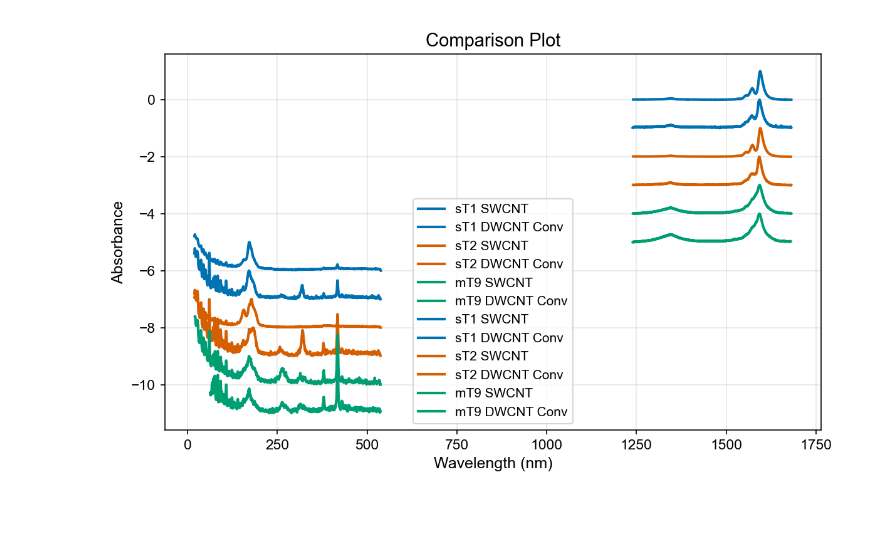
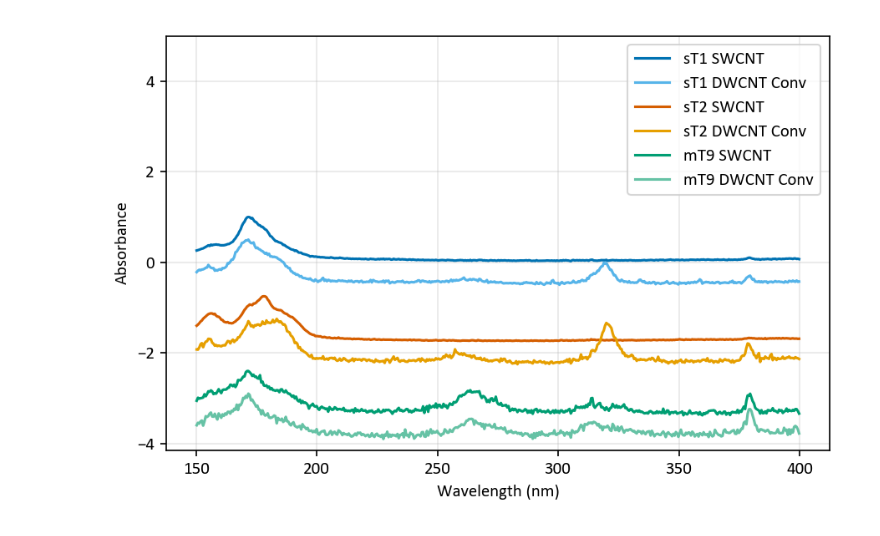
Before and after one commit to CristianMB/DataAnalysis_PhD_FUB, a Jupyter notebook: Shivani_DWCNT_Paper/PlotRamanData.ipynb, the cells around one changed output. Drawn from its saved outputs; the diff is of its cells as text; code cells hidden in the pictures.

```diff
--- a/Shivani_DWCNT_Paper/PlotRamanData.ipynb
+++ b/Shivani_DWCNT_Paper/PlotRamanData.ipynb
@@ -355,50 +407,73 @@ spectra_config = [
     # ---------------------------------------------------------
 
     # --- 514 nm | G/D Band ---
-    ('RamanFilmSamples_GDBand_514nm_Film T1 S-SWCNTs',                 'sT1 SWCNT',    '#0072B2', '-'),
-    ('RamanFilmSamples_GDBand_514nm_Film T1 S-SWCNTs Converted',       'sT1 DWCNT Conv',    '#0072B2', '-'),
-    ('RamanFilmSamples_GDBand_514nm_Film T2 S-SWCNTs',                 'sT2 SWCNT',    '#D55E00', '-'),
-    ('RamanFilmSamples_GDBand_514nm_Film T2 S-SWCNTs Converted',       'sT2 DWCNT Conv',    '#D55E00', '-'),
-    ('RamanFilmSamples_GDBand_514nm_Film T9 M-SWCNTs',                 'mT9 SWCNT',    '#009E73', '-'),
-    ('RamanFilmSamples_GDBand_514nm_Film T9 M-SWCNTs Converted',       'mT9 DWCNT Conv',    '#009E73', '-'),
+    #('RamanFilmSamples_GDBand_514nm_Film T1 S-SWCNTs',                 'sT1 SWCNT',    '#0072B2', '-'),
+    #('RamanFilmSamples_GDBand_514nm_Film T1 S-SWCNTs Converted',       'sT1 DWCNT Conv',    '#0072B2', '-'),
+    #('RamanFilmSamples_GDBand_514nm_Film T2 S-SWCNTs',                 'sT2 SWCNT',    '#D55E00', '-'),
+    #('RamanFilmSamples_GDBand_514nm_Film T2 S-SWCNTs Converted',       'sT2 DWCNT Conv',    '#D55E00', '-'),
+    #('RamanFilmSamples_GDBand_514nm_Film T9 M-SWCNTs',                 'mT9 SWCNT',    '#009E73', '-'),
+    #('RamanFilmSamples_GDBand_514nm_Film T9 M-SWCNTs Converted',       'mT9 DWCNT Conv',    '#009E73', '-'),
 
     # --- 514 nm | RBM --------- TAL VEZ VALE LA PENA
     ('RamanFilmSamples_RBM_514nm_Film T1 S-SWCNTs',                    'sT1 SWCNT',    '#0072B2', '-'),
-    ('RamanFilmSamples_RBM_514nm_Film T1 S-SWCNTs Converted',          'sT1 DWCNT Conv',    '#0072B2', '-'),
+    ('RamanFilmSamples_RBM_514nm_Film T1 S-SWCNTs Converted',          'sT1 DWCNT Conv',    '#56B4E9', '-'),
     ('RamanFilmSamples_RBM_514nm_Film T2 S-SWCNTs',                    'sT2 SWCNT',    '#D55E00', '-'),
-    ('RamanFilmSamples_RBM_514nm_Film T2 S-SWCNTs Converted',          'sT2 DWCNT Conv',    '#D55E00', '-'),
+    ('RamanFilmSamples_RBM_514nm_Film T2 S-SWCNTs Converted',          'sT2 DWCNT Conv',    '#E69F00', '-'),
     ('RamanFilmSamples_RBM_514nm_Film T9 M-SWCNTs',                    'mT9 SWCNT',    '#009E73', '-'),
-    ('RamanFilmSamples_RBM_514nm_Film T9 M-SWCNTs Converted',          'mT9 DWCNT Conv',    '#009E73', '-'),
+    ('RamanFilmSamples_RBM_514nm_Film T9 M-SWCNTs Converted',          'mT9 DWCNT Conv',    '#66C2A5', '-'),
 
 
 
 ]
 
 
 Selection = []
 for key, name, col, ls in spectra_config:
     if key in spectra_dict:
         s = spectra_dict[key].copy()
         s.N = name
         s.color = col
         s.linestyle = ls
         Selection.append(s)
     else:
         print(f"Advertencia: El espectro '{key}' no existe.")
 
-#Selection = TrimSpectra(Selection, xmin=1240, xmax=1650)
+
+
+Selection = TrimSpectra(Selection, xmin=150, xmax=400)
 #Selection = SubtractLinearBackground(Selection, 1300, 1600)
-#Selection = NormalizeSpectra(Selection, 1300, 1600)
+Selection = NormalizeSpectra(Selection, 100, 200, mode='M')
+
+# Offset manual por pares
+Selection[0].Y = Selection[0].Y- 0
+Selection[1].Y = Selection[1].Y- 0
+Selection[2].Y = Selection[2].Y- 0.75
+Selection[3].Y = Selection[3].Y- 0.75
+Selection[4].Y = Selection[4].Y- 1.4
+Selection[5].Y = Selection[5].Y- 1.4
+
 
 # 3. GRAFICAR
 if len(Selection) > 0:
     PlotSpectra(
         spectra_list=Selection,
         style=poster_style,
         xlabel="Wavelength (nm)",  # Ajusta tus labels
         ylabel="Absorbance",
         title="Comparison Plot",
-        offset_step=-1
+        offset_step=-0.5,
+        ymax=5,
+#        save_path='RamanFigures/Figure3.png'
     )
+
+# mz substrate Raman peak positions
+mz_peaks = [378]
+for peak in mz_peaks:
+    plt.axvline(
+        x=peak,
+        linestyle='--',
+        linewidth=1
+    )
+plt.savefig('RamanFigures/Figure3.png', dpi=300, bbox_inches='tight')
 # %% [output]
-[figure, old version]
+[figure, new version]
```
Also changed, not shown: parts of 9 cells of this notebook, 27 other files.
